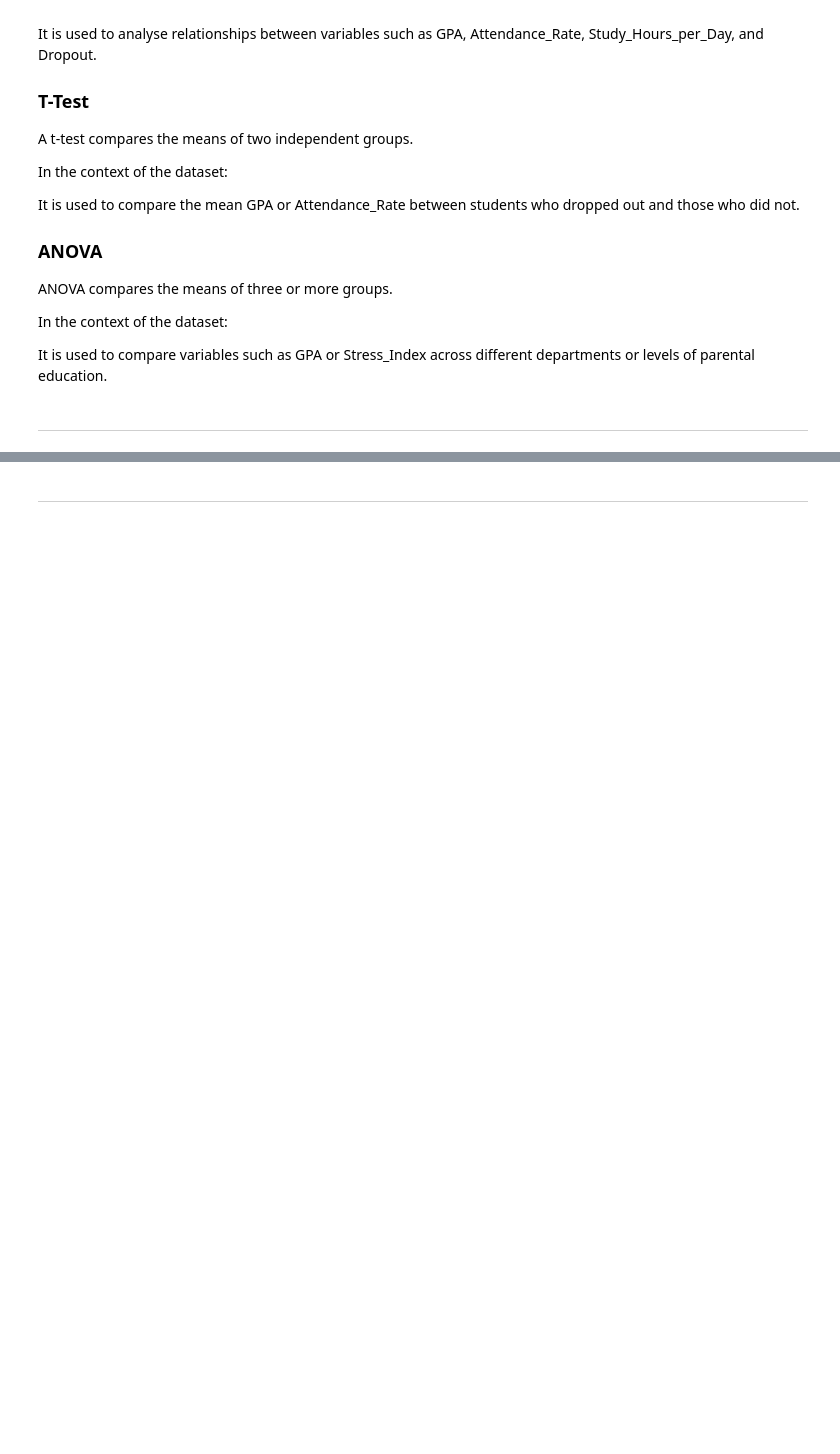
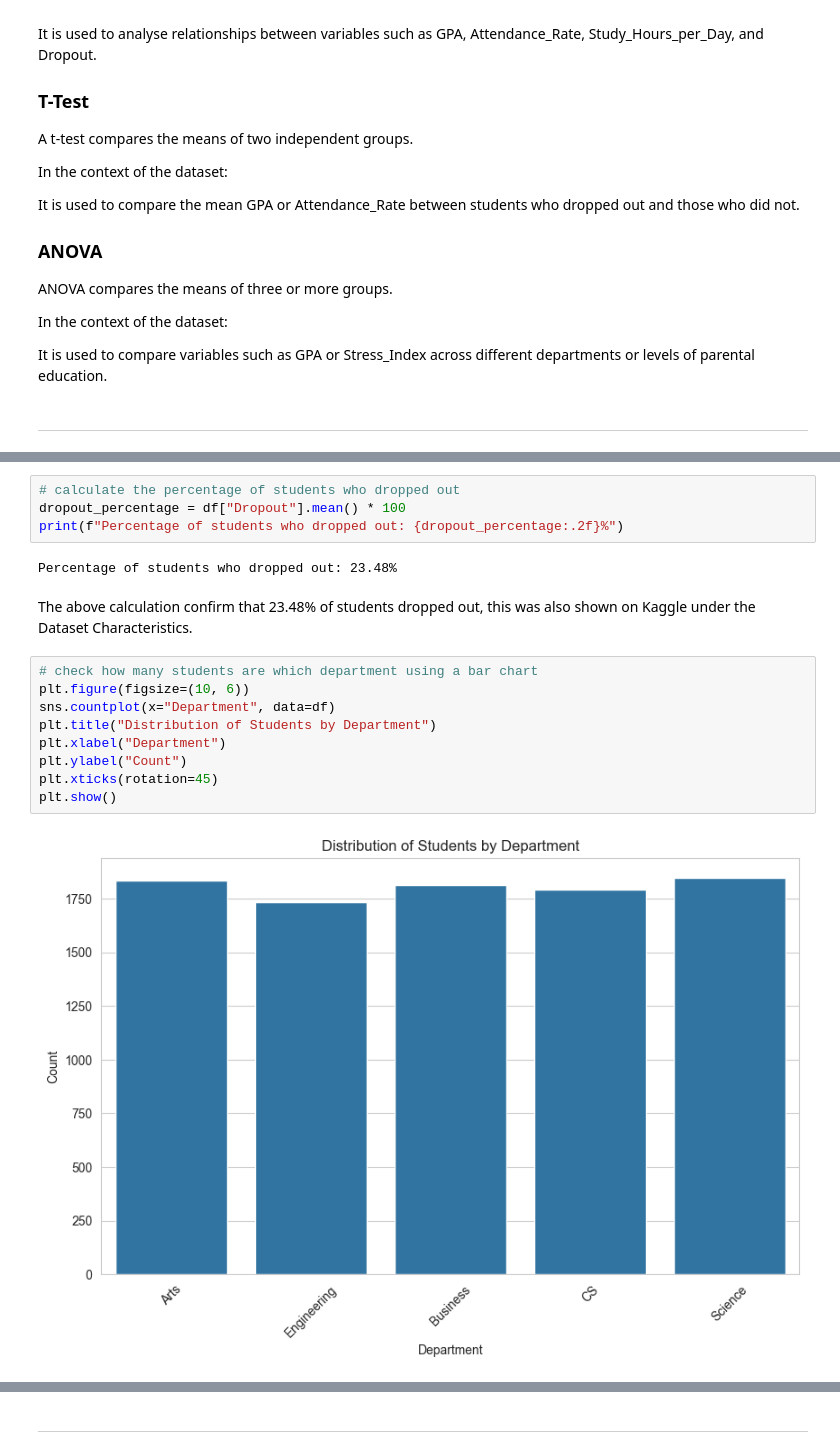
Before and after one commit to Isaac-Ola212/Hackathon_student_dropout, a Jupyter notebook: Research/EDA.ipynb, the cells around one changed output, grey strips where cells are left out. Drawn from its saved outputs; the diff is of its cells as text; blank space fills up the shorter version.

```diff
--- a/Research/EDA.ipynb
+++ b/Research/EDA.ipynb
@@ -173,0 +276,19 @@ Section 2 content
+# %%
+# calculate the percentage of students who dropped out
+dropout_percentage = df["Dropout"].mean() * 100
+print(f"Percentage of students who dropped out: {dropout_percentage:.2f}%")
+# %% [output]
+Percentage of students who dropped out: 23.48%
+# %% [markdown]
+The above calculation confirm that 23.48% of students dropped out, this was also shown on Kaggle under the Dataset Characteristics.
+# %%
+# check how many students are which department using a bar chart
+plt.figure(figsize=(10, 6))
+sns.countplot(x="Department", data=df)
+plt.title("Distribution of Students by Department")
+plt.xlabel("Department")
+plt.ylabel("Count")
+plt.xticks(rotation=45)
+plt.show()
+# %% [output]
+[figure, added]
```
Also changed, not shown: parts of 60 cells of this notebook.
